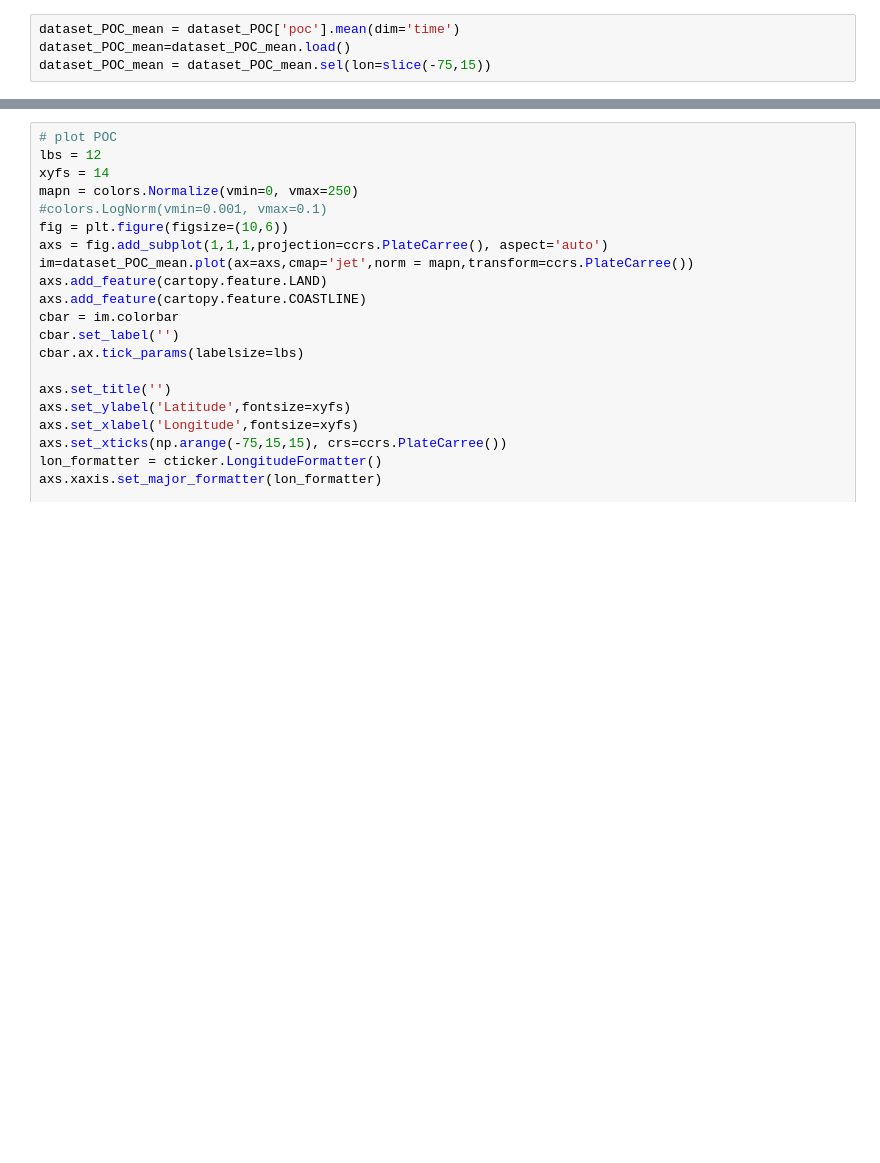
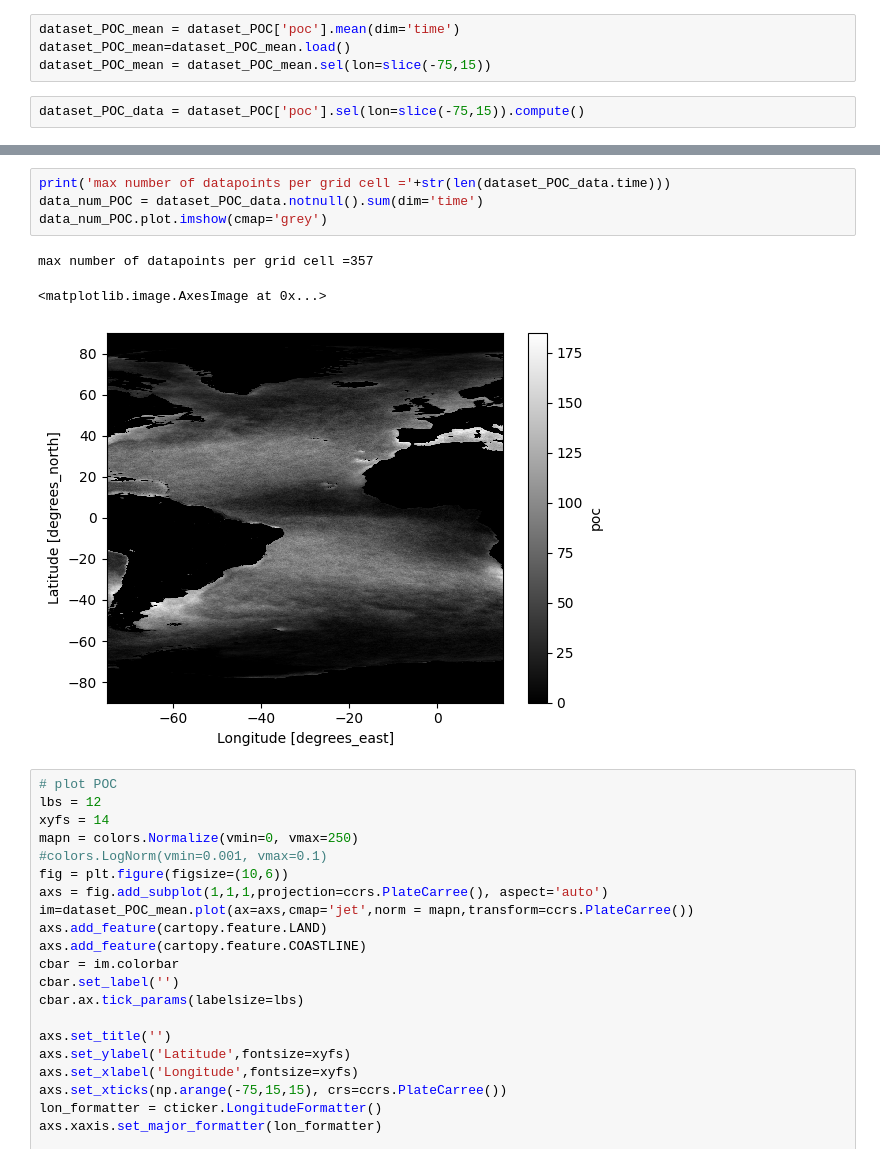
Before and after one commit to pedmondlerner/phytoSTEW, a Jupyter notebook: Team/plerner/phytoSTEW_POC_cphyto.ipynb, the cells around one changed output, grey strips where cells are left out. Drawn from its saved outputs; the diff is of its cells as text; blank space fills up the shorter version.

```diff
--- a/Team/plerner/phytoSTEW_POC_cphyto.ipynb
+++ b/Team/plerner/phytoSTEW_POC_cphyto.ipynb
@@ -262,3 +253,5 @@ array(0., dtype=float32)
 dataset_POC_mean = dataset_POC['poc'].mean(dim='time')
 dataset_POC_mean=dataset_POC_mean.load()
 dataset_POC_mean = dataset_POC_mean.sel(lon=slice(-75,15))
+# %%
+dataset_POC_data = dataset_POC['poc'].sel(lon=slice(-75,15)).compute()
@@ -265,3 +280,11 @@ dataset_POC_mean = dataset_POC_mean.sel(lon=slice(-75,15))
+# %%
+print('max number of datapoints per grid cell ='+str(len(dataset_POC_data.time)))
+data_num_POC = dataset_POC_data.notnull().sum(dim='time')
+data_num_POC.plot.imshow(cmap='grey')
+# %% [output]
+max number of datapoints per grid cell =357
+<matplotlib.image.AxesImage at 0x...>
+[figure, added]
 # %%
 # plot POC
 lbs = 12
```
Also changed, not shown: parts of 35 cells of this notebook, 1 other file.
